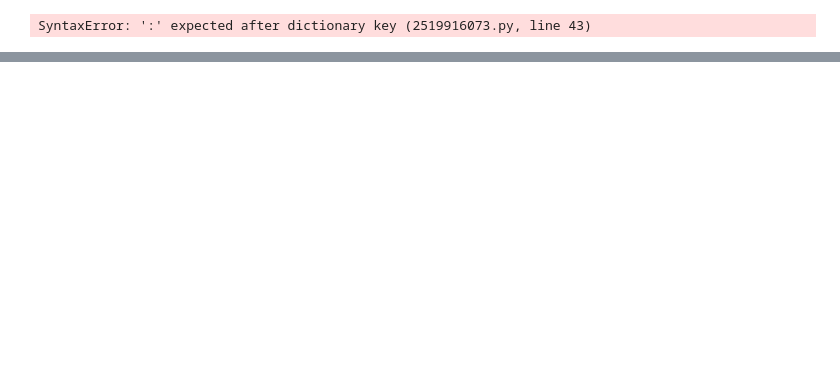
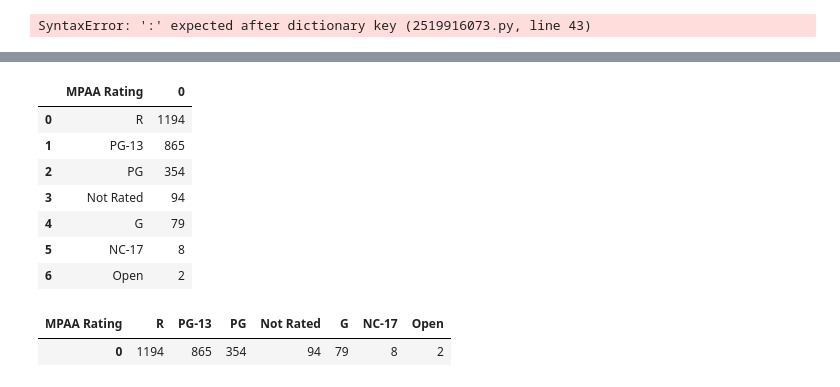
Before and after one commit to notascope/notascope, a Jupyter notebook: notebooks/bokeh.ipynb, the cells around one changed output, grey strips where cells are left out. Cells and saved outputs as stored; diff of their text form; code cells hidden in the pictures; blank space fills up the shorter version.

```diff
--- a/notebooks/bokeh.ipynb
+++ b/notebooks/bokeh.ipynb
@@ -256,0 +285,16 @@ show(p)
+# %%
+df[["MPAA Rating"]].value_counts().reset_index()#.set_index("MPAA Rating").T
+# %% [output]
+|  | MPAA Rating | 0 |
+| 0 | R | 1194 |
+| 1 | PG-13 | 865 |
+| 2 | PG | 354 |
+| 3 | Not Rated | 94 |
+| 4 | G | 79 |
+| 5 | NC-17 | 8 |
+| 6 | Open | 2 |
+# %%
+df2
+# %% [output]
+| MPAA Rating | R | PG-13 | PG | Not Rated | G | NC-17 | Open |
+| 0 | 1194 | 865 | 354 | 94 | 79 | 8 | 2 |
```
Also changed, not shown: parts of 5 cells of this notebook, 40 other files.
